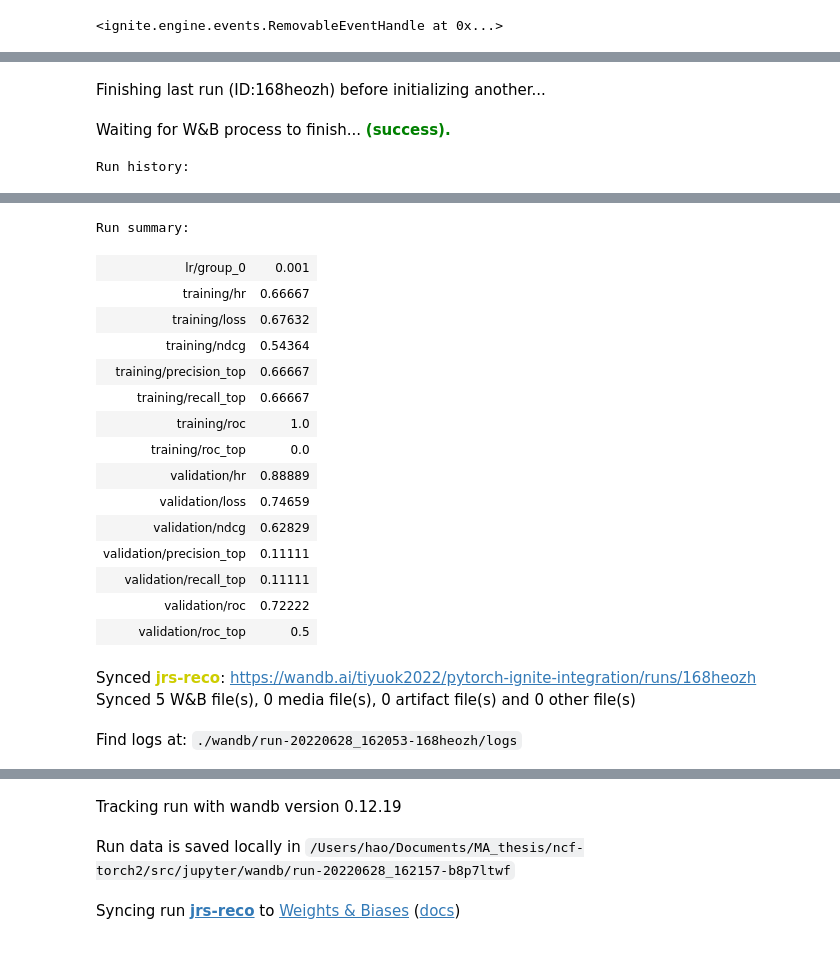
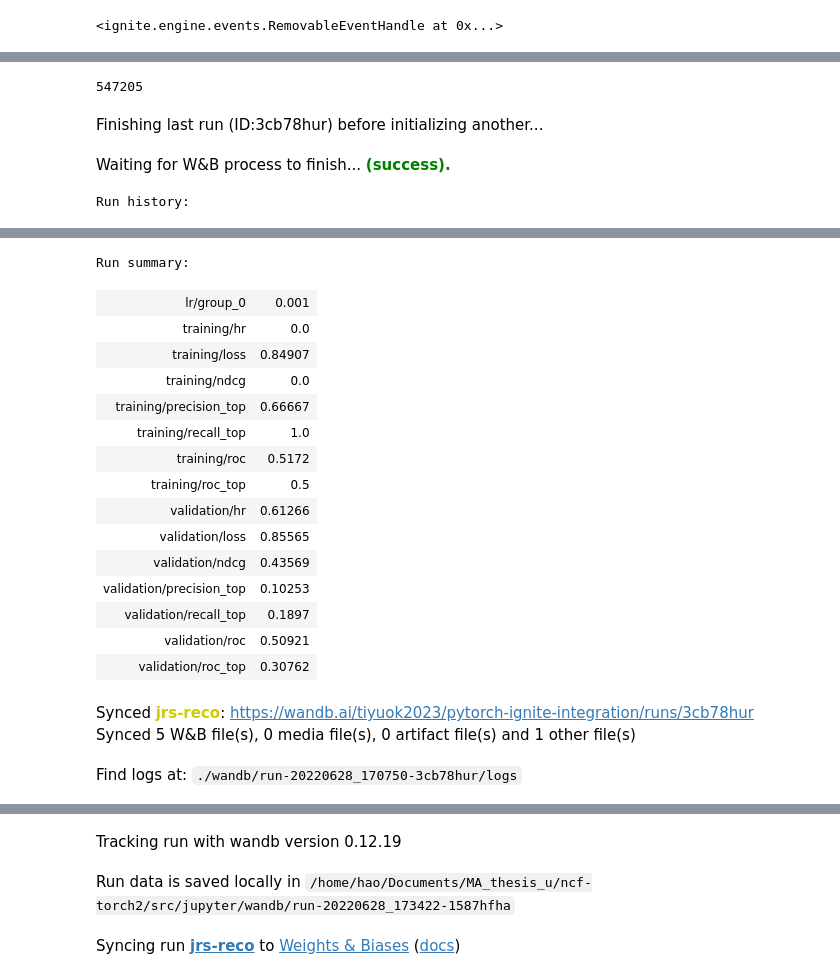
Before and after one commit to halqin/ncf-torch2, a Jupyter notebook: src/jupyter/train_pipe.ipynb, the cells around one changed output, grey strips where cells are left out. Cells and saved outputs as stored; diff of their text form; code cells hidden in the pictures.

```diff
--- a/src/jupyter/train_pipe.ipynb
+++ b/src/jupyter/train_pipe.ipynb
@@ -56,10 +52,27 @@ device(type='cpu')
 # %%
-df_train1  = ng_sample.read_feather("../../data/jobs/leave_one_train.csv")
-df_train2 = pd.read_feather("../../data/jobs/leave_one_train_neg")
-df_test_ori = pd.read_feather("../../data/jobs/test_pos_neg").iloc[:101,]
-df_all_features = pd.read_csv('../../data/jobs/merged_sub_clean.csv')
-df_train1 = df_train1.sort_values(by=[DEFAULT_USER_COL]).iloc[:20,].reset_index(drop=True)
-df_train2 = df_train2.sort_values(by=[DEFAULT_USER_COL]).iloc[:20*NEG_TRAIN,].reset_index(drop=True)
+if device == 'cpu':
+    df_train1  = ng_sample.read_feather("../../data/jobs/leave_one_train.csv")
+    df_train2 = pd.read_feather("../../data/jobs/leave_one_train_neg")
+    df_test_ori = pd.read_feather("../../data/jobs/test_pos_neg").iloc[:202,]
+    df_all_features = pd.read_csv('../../data/jobs/merged_sub_clean.csv')
+    df_train1 = df_train1.sort_values(by=[DEFAULT_USER_COL]).iloc[:100,].reset_index(drop=True)
+    df_train2 = df_train2.sort_values(by=[DEFAULT_USER_COL]).iloc[:100*NEG_TRAIN,].reset_index(drop=True)
+else:
+    df_train1  = ng_sample.read_feather("../../data/jobs/leave_one_train.csv")
+    df_train2 = pd.read_feather("../../data/jobs/leave_one_train_neg")
+    df_test_ori = pd.read_feather("../../data/jobs/test_pos_neg")
+    df_all_features = pd.read_csv('../../data/jobs/merged_sub_clean.csv')
+    df_train1 = df_train1.sort_values(by=[DEFAULT_USER_COL]).reset_index(drop=True)
+    df_train2 = df_train2.sort_values(by=[DEFAULT_USER_COL]).reset_index(drop=True)
+# %%
+if device =='cpu':
+    BATCH_SIZE = 20
+else:
+    BATCH_SIZE = 2**17
+EPOCHS  = 200
+TOP_K = 10
+NEG_TEST = 100
+NEG_TRAIN = 4
 # %%
 df_train1[DEFAULT_RATING_COL] = 1
 # %%
@@ -172,7 +180,7 @@ def data_split_user(df_train, val_size=0.2):
     df_val_split = df_train[df_train[DEFAULT_USER_COL].isin(val_user)]
     return df_train_split, df_val_split
 # %%
-df_train_split, df_val_split = data_split_user(df_train, val_size=0.5)
+df_train_split, df_val_split = data_split_user(df_train, val_size=0.2)
 # %%
 np_train = df_train_split.values
 np_val = df_val_split.values
@@ -350,0 +368,2 @@ def log_validation_results(trainer):
+# %%
+trainer.run(train_loader, max_epochs=6)
@@ -351,3 +375,7 @@ def log_validation_results(trainer):
+# %%
+len(val_dataset)
+# %% [output]
+547205
 # %%
 wandb_logger = WandBLogger(
     project="pytorch-ignite-integration",
@@ -363,6 +391,7 @@ checkpoint_handler = ModelCheckpoint(
     score_name="roc",
     global_step_transform=global_step_from_engine(trainer)
 )
+
 val_evaluator.add_event_handler(Events.COMPLETED, checkpoint_handler, to_save)
 
 
@@ -408,8 +437,8 @@ wandb_logger.attach_opt_params_handler(
 
 wandb_logger.watch(model)
 
-trainer.run(train_loader, max_epochs=10)
+trainer.run(train_loader, max_epochs=EPOCHS)
 # %% [output]
-Finishing last run (ID:168heozh) before initializing another...
+Finishing last run (ID:3cb78hur) before initializing another...
 Waiting for W&B process to finish... (success).
 Run history:
@@ -424,26 +453,26 @@ Run history:
 | validation/hr | ▁ |
 | validation/loss | ▁ |
 | validation/ndcg | ▁ |
 | validation/precision_top | ▁ |
 | validation/recall_top | ▁ |
 | validation/roc | ▁ |
 | validation/roc_top | ▁ |
 Run summary:
 | lr/group_0 | 0.001 |
-| training/hr | 0.66667 |
-| training/loss | 0.67632 |
-| training/ndcg | 0.54364 |
+| training/hr | 0.0 |
+| training/loss | 0.84907 |
+| training/ndcg | 0.0 |
 | training/precision_top | 0.66667 |
-| training/recall_top | 0.66667 |
-| training/roc | 1.0 |
-| training/roc_top | 0.0 |
-| validation/hr | 0.88889 |
-| validation/loss | 0.74659 |
-| validation/ndcg | 0.62829 |
-| validation/precision_top | 0.11111 |
-| validation/recall_top | 0.11111 |
-| validation/roc | 0.72222 |
-| validation/roc_top | 0.5 |
+| training/recall_top | 1.0 |
+| training/roc | 0.5172 |
+| training/roc_top | 0.5 |
+| validation/hr | 0.61266 |
+| validation/loss | 0.85565 |
+| validation/ndcg | 0.43569 |
+| validation/precision_top | 0.10253 |
+| validation/recall_top | 0.1897 |
+| validation/roc | 0.50921 |
+| validation/roc_top | 0.30762 |
-Synced jrs-reco: https://wandb.ai/tiyuok2022/pytorch-ignite-integration/runs/168heozh
-Synced 5 W&B file(s), 0 media file(s), 0 artifact file(s) and 0 other file(s)
+Synced jrs-reco: https://wandb.ai/tiyuok2023/pytorch-ignite-integration/runs/3cb78hur
+Synced 5 W&B file(s), 0 media file(s), 0 artifact file(s) and 1 other file(s)
-Find logs at: ./wandb/run-20220628_162053-168heozh/logs
+Find logs at: ./wandb/run-20220628_170750-3cb78hur/logs
@@ -451,3 +480,3 @@ Successfully finished last run (ID:168heozh). Initializing new run:
 Tracking run with wandb version 0.12.19
-Run data is saved locally in /Users/hao/Documents/MA_thesis/ncf-torch2/src/jupyter/wandb/run-20220628_162157-b8p7ltwf
+Run data is saved locally in /home/hao/Documents/MA_thesis_u/ncf-torch2/src/jupyter/wandb/run-20220628_173422-1587hfha
 Syncing run jrs-reco to Weights & Biases (docs)
```
Also changed, not shown: parts of 9 cells of this notebook.
